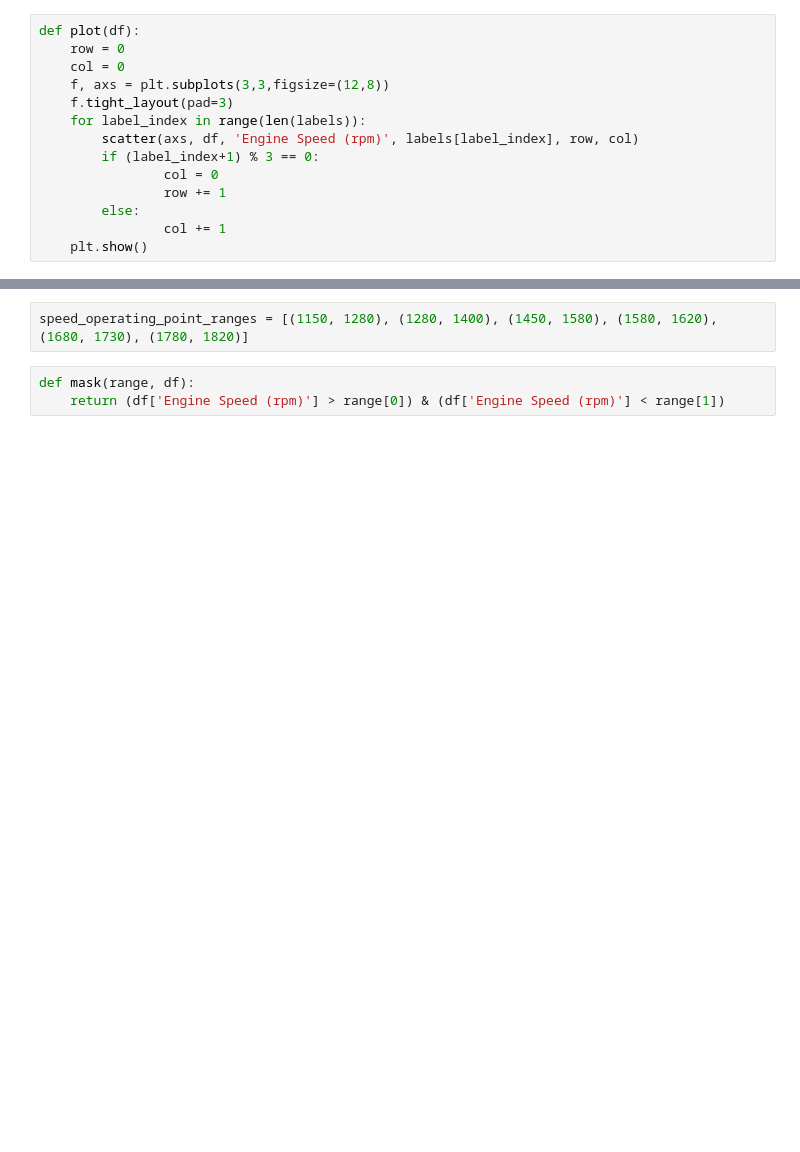
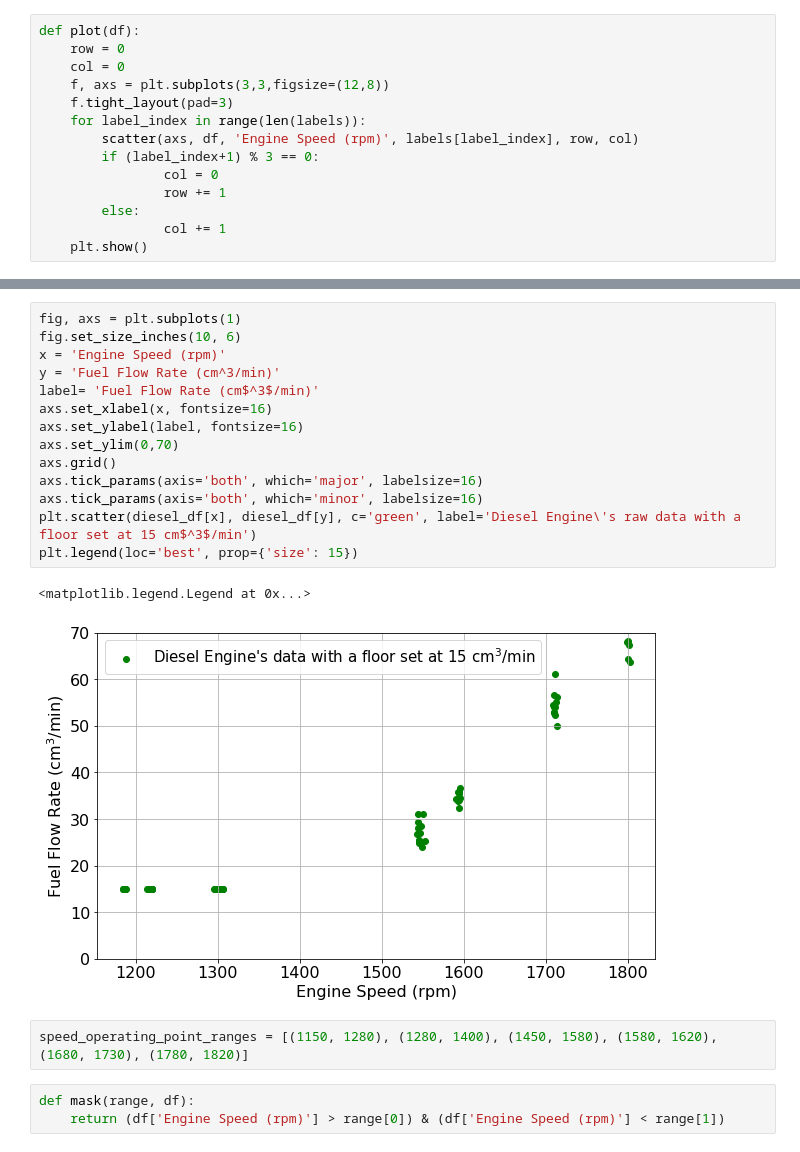
Before and after one commit to charlieblindsay/engine-laboratory, a Jupyter notebook: main.ipynb, the cells around one changed output, grey strips where cells are left out. Drawn from its saved outputs; the diff is of its cells as text; blank space fills up the shorter version.

```diff
--- a/main.ipynb
+++ b/main.ipynb
@@ -125,3 +129,20 @@ plot(petrol_df)
+# %%
+fig, axs = plt.subplots(1)
+fig.set_size_inches(10, 6)
+x = 'Engine Speed (rpm)'
+y = 'Fuel Flow Rate (cm^3/min)'
+label= 'Fuel Flow Rate (cm$^3$/min)'
+axs.set_xlabel(x, fontsize=16)
+axs.set_ylabel(label, fontsize=16)
+axs.set_ylim(0,70)
+axs.grid()
+axs.tick_params(axis='both', which='major', labelsize=16)
+axs.tick_params(axis='both', which='minor', labelsize=16)
+plt.scatter(diesel_df[x], diesel_df[y], c='green', label='Diesel Engine\'s raw data with a floor set at 15 cm$^3$/min')
+plt.legend(loc='best', prop={'size': 15})
+# %% [output]
+<matplotlib.legend.Legend at 0x...>
+[figure, added]
 # %%
 speed_operating_point_ranges = [(1150, 1280), (1280, 1400), (1450, 1580), (1580, 1620), (1680, 1730), (1780, 1820)]
 # %%
```
Also changed, not shown: parts of 12 cells of this notebook, 8 other files.
